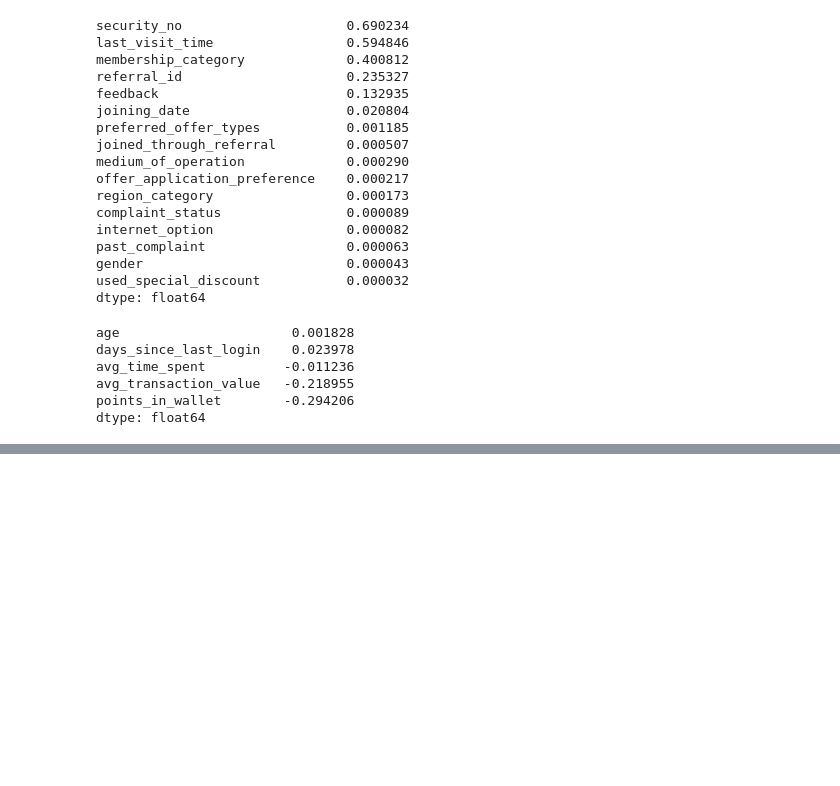
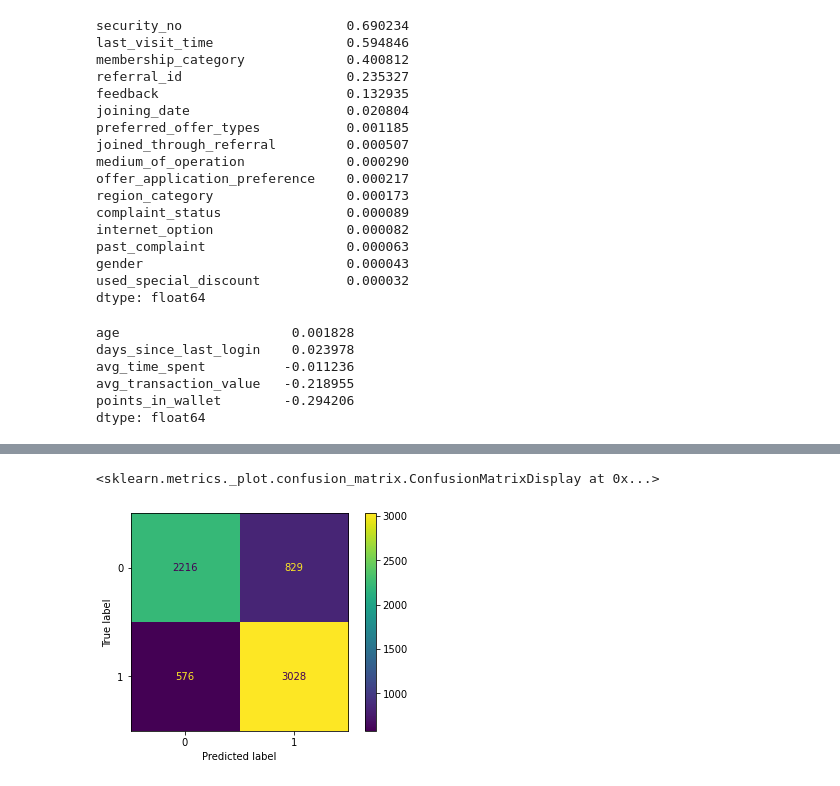
Before and after one commit to michaelbabajide/churn_prediction, a Jupyter notebook: Notebook.ipynb, the cells around one changed output, grey strips where cells are left out. Drawn from its saved outputs; the diff is of its cells as text; code cells hidden in the pictures; blank space fills up the shorter version.

```diff
--- a/Notebook.ipynb
+++ b/Notebook.ipynb
@@ -486,0 +499,3 @@ y_pred = model.predict(X_val)
+# %%
+model = LogisticRegression()
+model.fit(X_full_train, y_full_train)
@@ -486,0 +511,2 @@ y_pred = model.predict(X_val)
+# %%
+dicts_test = df_test[categorical+numerical].to_dict(orient='records')
@@ -486,0 +591,11 @@ y_pred = model.predict(X_val)
+# %%
+from sklearn.metrics import confusion_matrix, ConfusionMatrixDisplay, precision_recall_fscore_support
+
+prediction = (y_predict >= 0.5).astype(int)
+cm = confusion_matrix(y_test, prediction)
+cm_disp = ConfusionMatrixDisplay(confusion_matrix=cm)
+
+cm_disp.plot()
+# %% [output]
+<sklearn.metrics._plot.confusion_matrix.ConfusionMatrixDisplay at 0x...>
+[figure, added]
```
Also changed, not shown: parts of 48 cells of this notebook.
